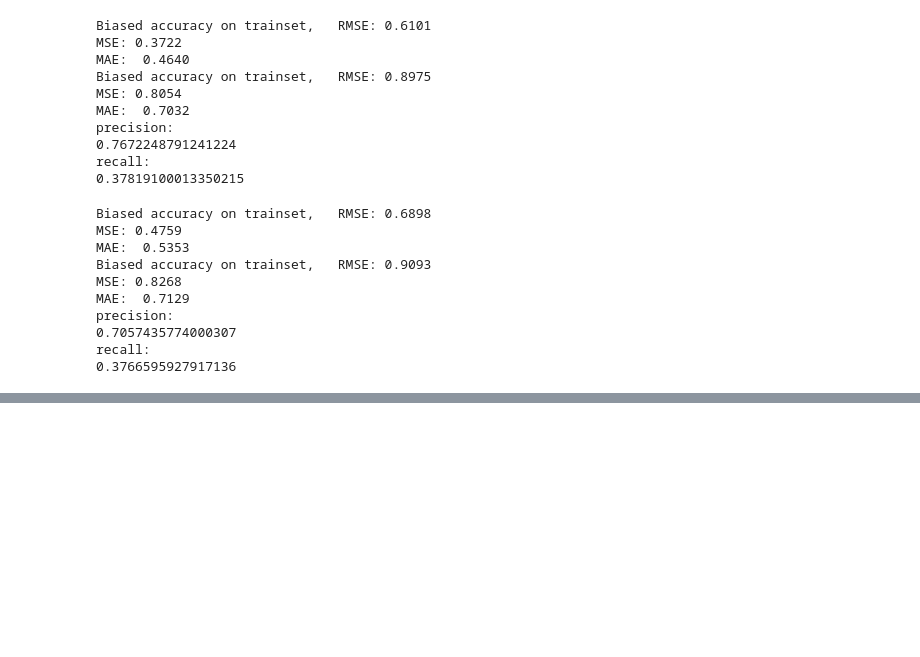
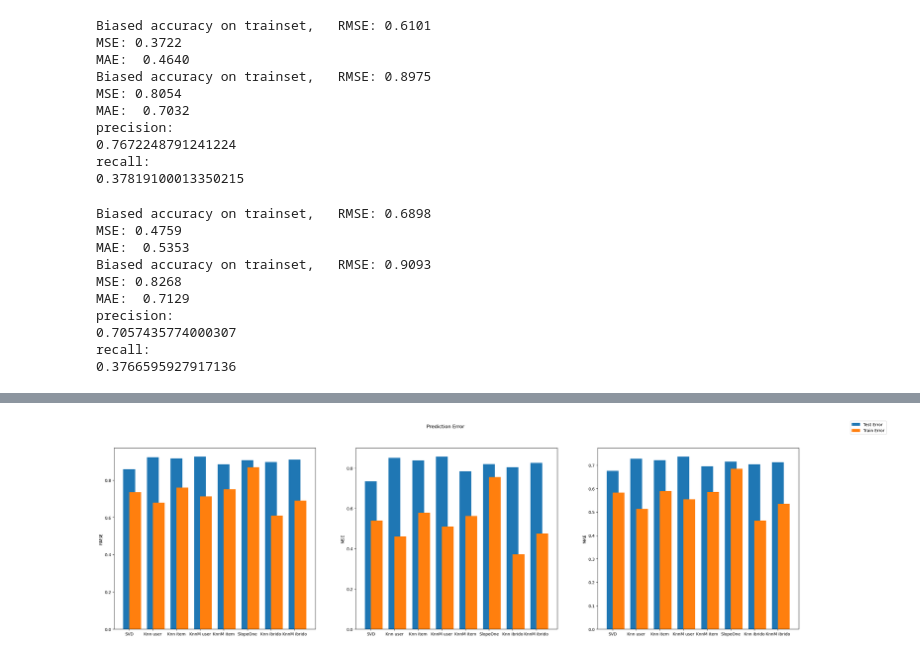
Before and after one commit to elia-guglielmi/ML-SIIprogetto, a Jupyter notebook: trainModelli.ipynb, the cells around one changed output, grey strips where cells are left out. Saved outputs shown, nothing was run; the diff lists cells and outputs as text; code cells hidden in the pictures; blank space fills up the shorter version.

```diff
--- a/trainModelli.ipynb
+++ b/trainModelli.ipynb
@@ -487,3 +487,15 @@ precision:
 0.7057435774000307
 recall:
 0.3766595927917136
+# %%
+d = {'algo': ["SVD","Knn user","Knn item","KnnM user","KnnM item", "SlopeOne","Knn ibrido","KnnM ibrido"],
+'train_error_RMSE': [0.7348, 0.6789,0.7599,0.7132,0.7501, 0.8695,0.6101,0.6898],
+'train_error_MSE': [0.5399, 0.4608,0.5774,0.5087,0.5626, 0.7560,0.3722,0.4759],
+'train_error_MAE': [0.5833,0.5128, 0.5898,0.5540,0.5860,  0.6852,0.4640,0.5353],
+'train_time': [10.724332809448242, 30.95148015022278,10.40069317817688,30.759082078933716,10.558875560760498,9.275396585464478,417.14910316467285,418.52566623687744],
+'test_error_RMSE': [0.8572,0.9228, 0.9159,0.9263,0.8851,  0.9061,0.8975,0.9093],
+'test_error_MSE': [0.7347,0.8515,0.8388,0.8579,0.7835, 0.8210,0.8054,0.8268],
+'test_error_MAE': [0.6761,0.7277,0.7213,0.7367,0.6951,0.7149, 0.7032,0.7129],
+'precision': [0.7514576789726016,0.7851060919340725,0.5221823686938085,0.6255770212183909,0.7243822703095227, 0.7173578557486462,0.7672248791241224,0.7057435774000307],
+'recall': [0.7514576789726016,0.3920950352170502,0.27933974192074956,0.3217260706326117,0.3476985887485839, 0.3386317120869436,0.37819100013350215,0.3766595927917136] }
+df = pd.DataFrame(data=d)
@@ -489,0 +514,21 @@ recall:
+# %%
+fig, (ax1, ax2, ax3) = plt.subplots(1,3, figsize=(30,8))
+fig.suptitle('Prediction Error')
+ax1.bar(df["algo"],df["test_error_RMSE"],width=0.5, label="Test Error")
+ax1.bar(df["algo"],df["train_error_RMSE"], width=0.5 ,align="edge", label="Train Error")
+ax1.set(ylabel='RMSE')
+
+ax2.bar(df["algo"],df["test_error_MSE"],width=0.5)
+ax2.bar(df["algo"],df["train_error_MSE"],width=0.5,align="edge")
+ax2.set(ylabel='MSE')
+
+ax3.bar(df["algo"],df["test_error_MAE"],width=0.5)
+ax3.bar(df["algo"],df["train_error_MAE"],width=0.5,align="edge")
+ax3.set(ylabel='MAE')
+
+
+fig.legend()
+fig.show()
+fig.savefig('img\Risultati_train_test_Error.jpg')
+# %% [output]
+[figure, added]
```
Also changed, not shown: parts of 4 cells of this notebook, 8 other files.
